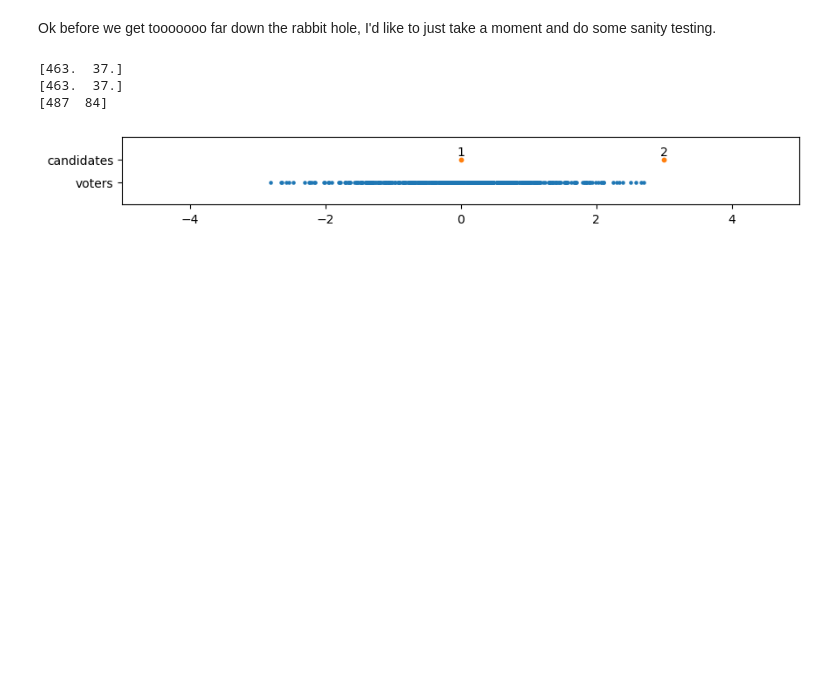
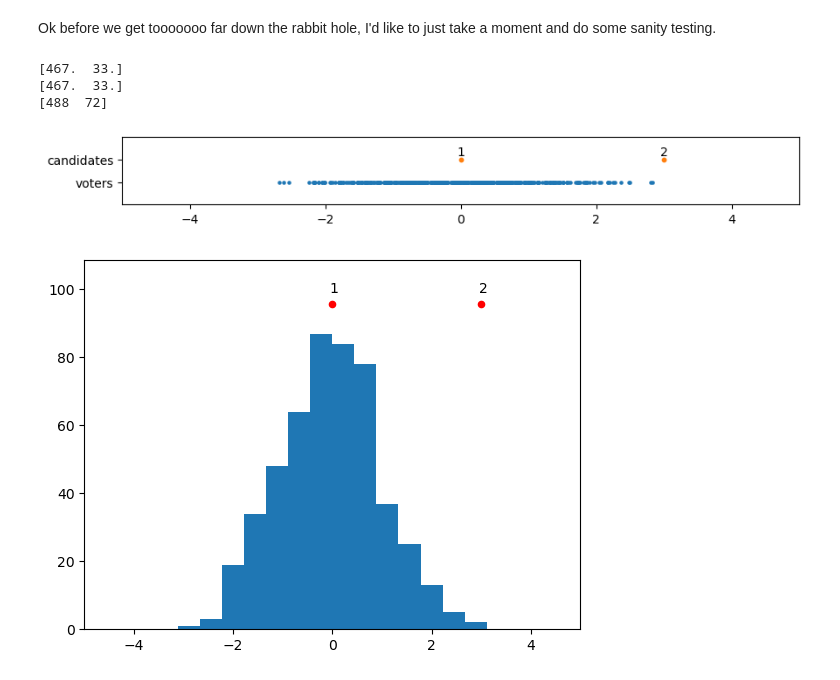
Before and after one commit to rvtayal/votingSim, a Jupyter notebook: quickstart.ipynb, the cells around one changed output. Saved outputs shown, nothing was run; the diff lists cells and outputs as text; code cells hidden in the pictures; blank space fills up the shorter version.

Commit message:
add new plotting method with histogram, typos

```diff
--- a/quickstart.ipynb
+++ b/quickstart.ipynb
@@ -168,0 +172,24 @@ With ranked choice however, we would eliminate Christy after one round of voting
+# %%
+def histogram_plot(values1, values2, **kwargs):
+    fig, ax = plt.subplots()
+    dot_size = kwargs['dot_size'] if 'dot_size' in kwargs.keys() else 20
+    x_lim = kwargs['x_lim'] if 'x_lim' in kwargs.keys() else [-5,5]
+    text_labels = kwargs['text_labels'] if 'text_labels' in kwargs.keys() else None
+    text_size = kwargs['text_size'] if 'text_size' in kwargs.keys() else 10
+
+    # coming up with a random function to determine the number of bins that passes the eye test for low numbers of voters and high numbers
+    counts, bins = np.histogram(values2, range=(-4,4), density=False, bins=math.floor(3*math.log(len(values2))))
+    ax.stairs(counts, bins, fill=True)
+    plt.scatter(np.array(values1), np.ones(values1.shape)* max(counts) * 1.1, s=dot_size, c='r')
+
+    # For now only setup labels for candidates
+    if text_labels is not None and values1.size==len(text_labels):
+        for i, label in enumerate(text_labels):
+            ax.annotate(label, (values1[i]-(len(label) * 0.05), max(counts) * 1.14), fontsize=text_size)
+
+    ax.set_xlim(x_lim)
+    ax.set_ylim([0, max(counts) * 1.25])
+    return ax
+
+histogram_plot(np.array(list(candidates.values())), voters, text_labels=candidates.keys())
+histogram_plot(np.array(list(candidates.values())), np.random.normal(size=(1000,)), text_labels=candidates.keys())
@@ -284,16 +315,18 @@ Ok before we get tooooooo far down the rabbit hole, I'd like to just take a mome
 # %%
 candidates = np.array([0, 3], dtype='float')
 voters = np.random.normal(size=(500,))
 
 number_line_plot_2(candidates, voters, text_labels=['1', '2'])
+histogram_plot(candidates, voters, text_labels=['1', '2'])
 print(classic_voting_machine(candidates, voters))
 print(ranked_choice_voting_machine(candidates, voters))
 print(approval_voting_machine(candidates, voters))
 # %% [output]
-[463.  37.]
-[463.  37.]
-[487  84]
+[467.  33.]
+[467.  33.]
+[488  72]
-[figure, old version]
+[figure, new version]
+[figure, added]
 # %%
 candidates = np.array([-1, 0, 3], dtype='float')
 voters = np.random.normal(size=(500,))
```
Also changed, not shown: parts of 8 cells of this notebook.
